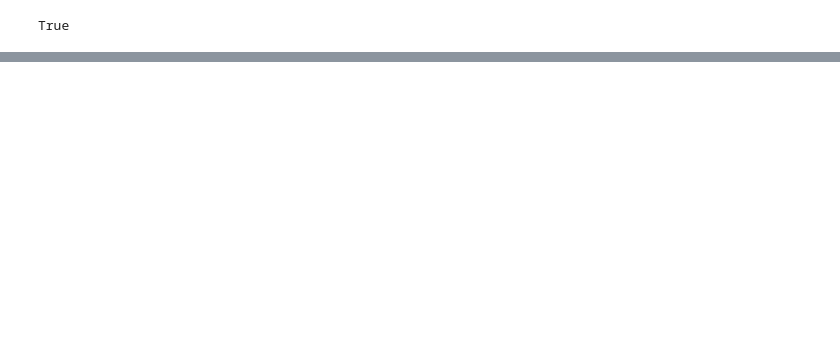
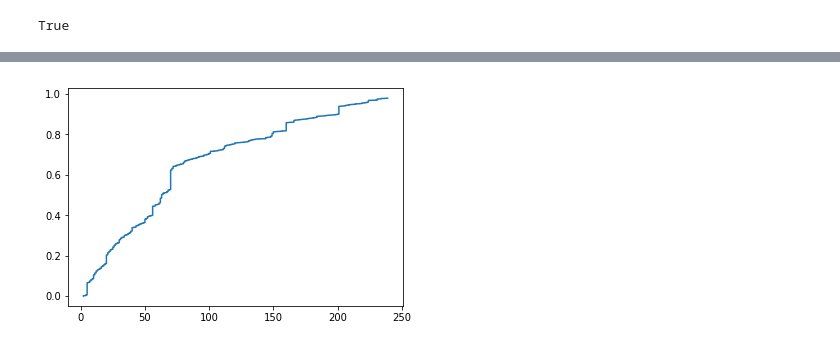
Before and after one commit to kasrad/Quant_Marketing_UvA, a Jupyter notebook: Ass_2/Data Exploration.ipynb, the cells around one changed output, grey strips where cells are left out. Drawn from its saved outputs; the diff is of its cells as text; code cells hidden in the pictures; blank space fills up the shorter version.

```diff
--- a/Ass_2/Data Exploration.ipynb
+++ b/Ass_2/Data Exploration.ipynb
@@ -165,7 +199,9 @@ for _ in range(10):
 # %%
-sorted_data = np.sort(abc)
+sorted_data = np.sort(abc.price)
 yvals=np.arange(len(abc))/float(len(abc)-1)
 plt.plot(sorted_data,yvals)
 plt.show()
+# %% [output]
+[figure, added]
 # %%
 float(len(abc)-1)
```
Also changed, not shown: parts of 12 cells of this notebook.
